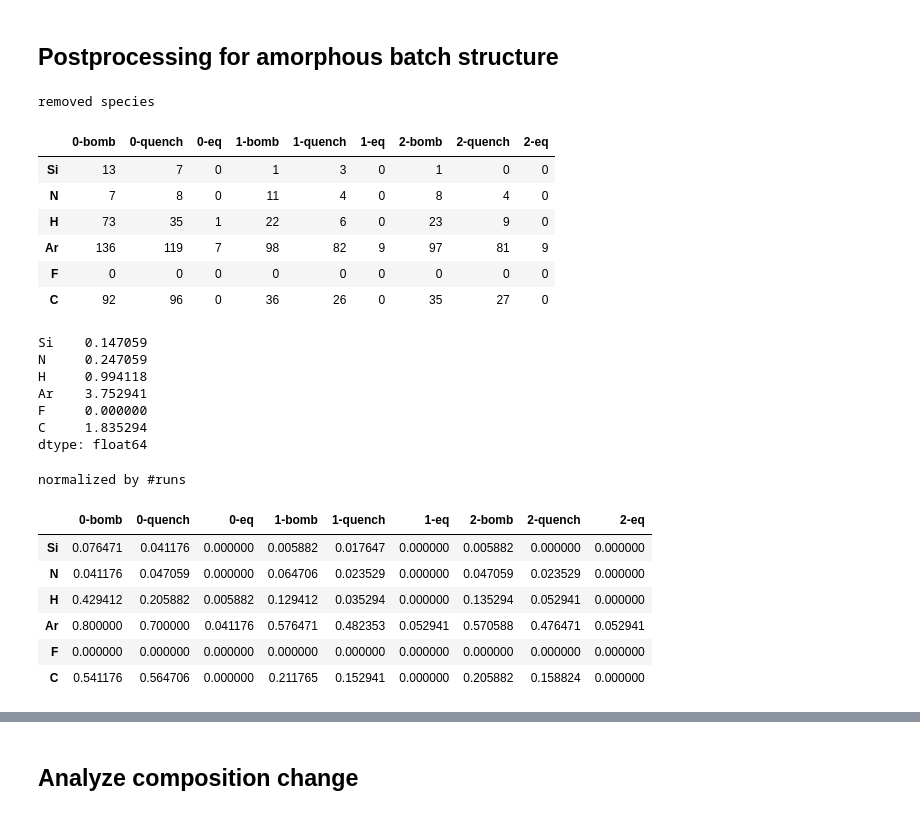
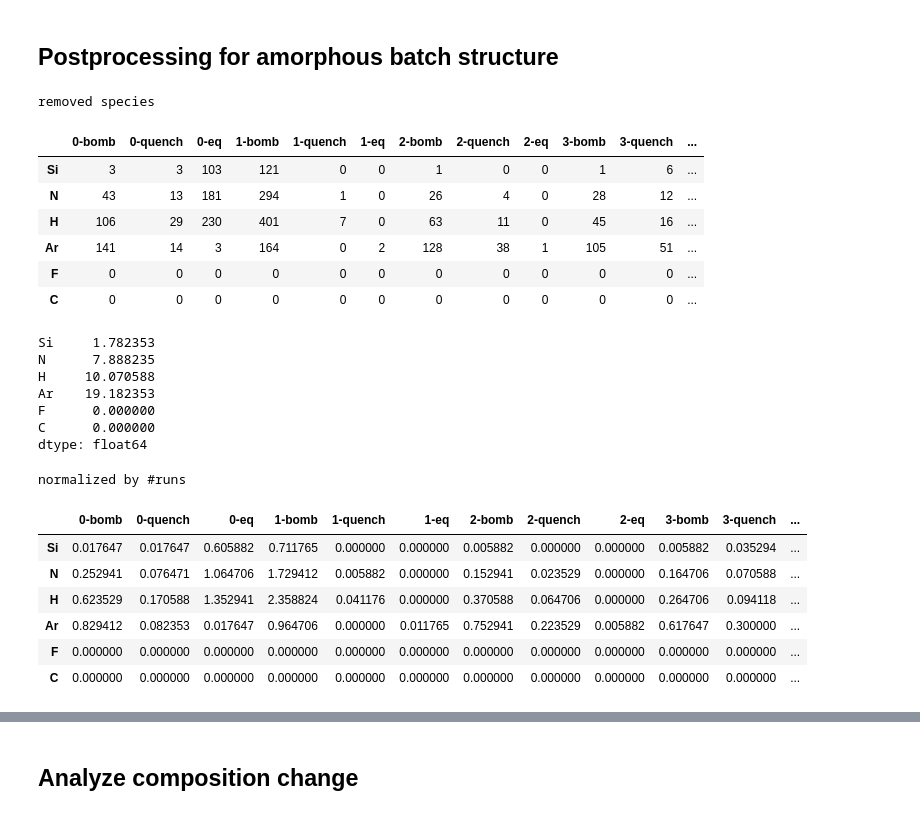
Before and after one commit to chengeaa/researchscripts, a Jupyter notebook: ASE processing.ipynb, the cells around one changed output, grey strips where cells are left out. Cells and saved outputs as stored; diff of their text form; code cells hidden in the pictures.

```diff
--- a/ASE processing.ipynb
+++ b/ASE processing.ipynb
@@ -654,38 +643,39 @@ aggregated['0-quench'] -= pd.Series({"Si": 56,
                         "C":2
                        })
 # %%
+from postprocessing import postprocessAggregated
 # simindices = np.append(np.arange(2, 10), np.arange(16, 22))
-simindices = [0, 1, 2]
+simindices = np.arange(0, 20)
 
 aggregated = postprocessAggregated(simindices, "../")
 aggregated.style.set_caption("removed species")
 # %% [output]
 removed species
-|  | 0-bomb | 0-quench | 0-eq | 1-bomb | 1-quench | 1-eq | 2-bomb | 2-quench | 2-eq |
-| Si | 13 | 7 | 0 | 1 | 3 | 0 | 1 | 0 | 0 |
-| N | 7 | 8 | 0 | 11 | 4 | 0 | 8 | 4 | 0 |
-| H | 73 | 35 | 1 | 22 | 6 | 0 | 23 | 9 | 0 |
-| Ar | 136 | 119 | 7 | 98 | 82 | 9 | 97 | 81 | 9 |
-| F | 0 | 0 | 0 | 0 | 0 | 0 | 0 | 0 | 0 |
-| C | 92 | 96 | 0 | 36 | 26 | 0 | 35 | 27 | 0 |
+|  | 0-bomb | 0-quench | 0-eq | 1-bomb | 1-quench | 1-eq | 2-bomb | 2-quench | 2-eq | 3-bomb | 3-quench | ... |
+| Si | 3 | 3 | 103 | 121 | 0 | 0 | 1 | 0 | 0 | 1 | 6 | ... |
+| N | 43 | 13 | 181 | 294 | 1 | 0 | 26 | 4 | 0 | 28 | 12 | ... |
+| H | 106 | 29 | 230 | 401 | 7 | 0 | 63 | 11 | 0 | 45 | 16 | ... |
+| Ar | 141 | 14 | 3 | 164 | 0 | 2 | 128 | 38 | 1 | 105 | 51 | ... |
+| F | 0 | 0 | 0 | 0 | 0 | 0 | 0 | 0 | 0 | 0 | 0 | ... |
+| C | 0 | 0 | 0 | 0 | 0 | 0 | 0 | 0 | 0 | 0 | 0 | ... |
 # %%
 (aggregated/170).sum(axis = 1)
 # %% [output]
-Si    0.147059
-N     0.247059
-H     0.994118
-Ar    3.752941
-F     0.000000
-C     1.835294
+Si     1.782353
+N      7.888235
+H     10.070588
+Ar    19.182353
+F      0.000000
+C      0.000000
 dtype: float64
 # %%
 (aggregated/170).style.set_caption("normalized by #runs")
 # %% [output]
 normalized by #runs
-|  | 0-bomb | 0-quench | 0-eq | 1-bomb | 1-quench | 1-eq | 2-bomb | 2-quench | 2-eq |
-| Si | 0.076471 | 0.041176 | 0.000000 | 0.005882 | 0.017647 | 0.000000 | 0.005882 | 0.000000 | 0.000000 |
-| N | 0.041176 | 0.047059 | 0.000000 | 0.064706 | 0.023529 | 0.000000 | 0.047059 | 0.023529 | 0.000000 |
-| H | 0.429412 | 0.205882 | 0.005882 | 0.129412 | 0.035294 | 0.000000 | 0.135294 | 0.052941 | 0.000000 |
-| Ar | 0.800000 | 0.700000 | 0.041176 | 0.576471 | 0.482353 | 0.052941 | 0.570588 | 0.476471 | 0.052941 |
-| F | 0.000000 | 0.000000 | 0.000000 | 0.000000 | 0.000000 | 0.000000 | 0.000000 | 0.000000 | 0.000000 |
-| C | 0.541176 | 0.564706 | 0.000000 | 0.211765 | 0.152941 | 0.000000 | 0.205882 | 0.158824 | 0.000000 |
+|  | 0-bomb | 0-quench | 0-eq | 1-bomb | 1-quench | 1-eq | 2-bomb | 2-quench | 2-eq | 3-bomb | 3-quench | ... |
+| Si | 0.017647 | 0.017647 | 0.605882 | 0.711765 | 0.000000 | 0.000000 | 0.005882 | 0.000000 | 0.000000 | 0.005882 | 0.035294 | ... |
+| N | 0.252941 | 0.076471 | 1.064706 | 1.729412 | 0.005882 | 0.000000 | 0.152941 | 0.023529 | 0.000000 | 0.164706 | 0.070588 | ... |
+| H | 0.623529 | 0.170588 | 1.352941 | 2.358824 | 0.041176 | 0.000000 | 0.370588 | 0.064706 | 0.000000 | 0.264706 | 0.094118 | ... |
+| Ar | 0.829412 | 0.082353 | 0.017647 | 0.964706 | 0.000000 | 0.011765 | 0.752941 | 0.223529 | 0.005882 | 0.617647 | 0.300000 | ... |
+| F | 0.000000 | 0.000000 | 0.000000 | 0.000000 | 0.000000 | 0.000000 | 0.000000 | 0.000000 | 0.000000 | 0.000000 | 0.000000 | ... |
+| C | 0.000000 | 0.000000 | 0.000000 | 0.000000 | 0.000000 | 0.000000 | 0.000000 | 0.000000 | 0.000000 | 0.000000 | 0.000000 | ... |
```
Also changed, not shown: parts of 81 cells of this notebook, 18 other files.
